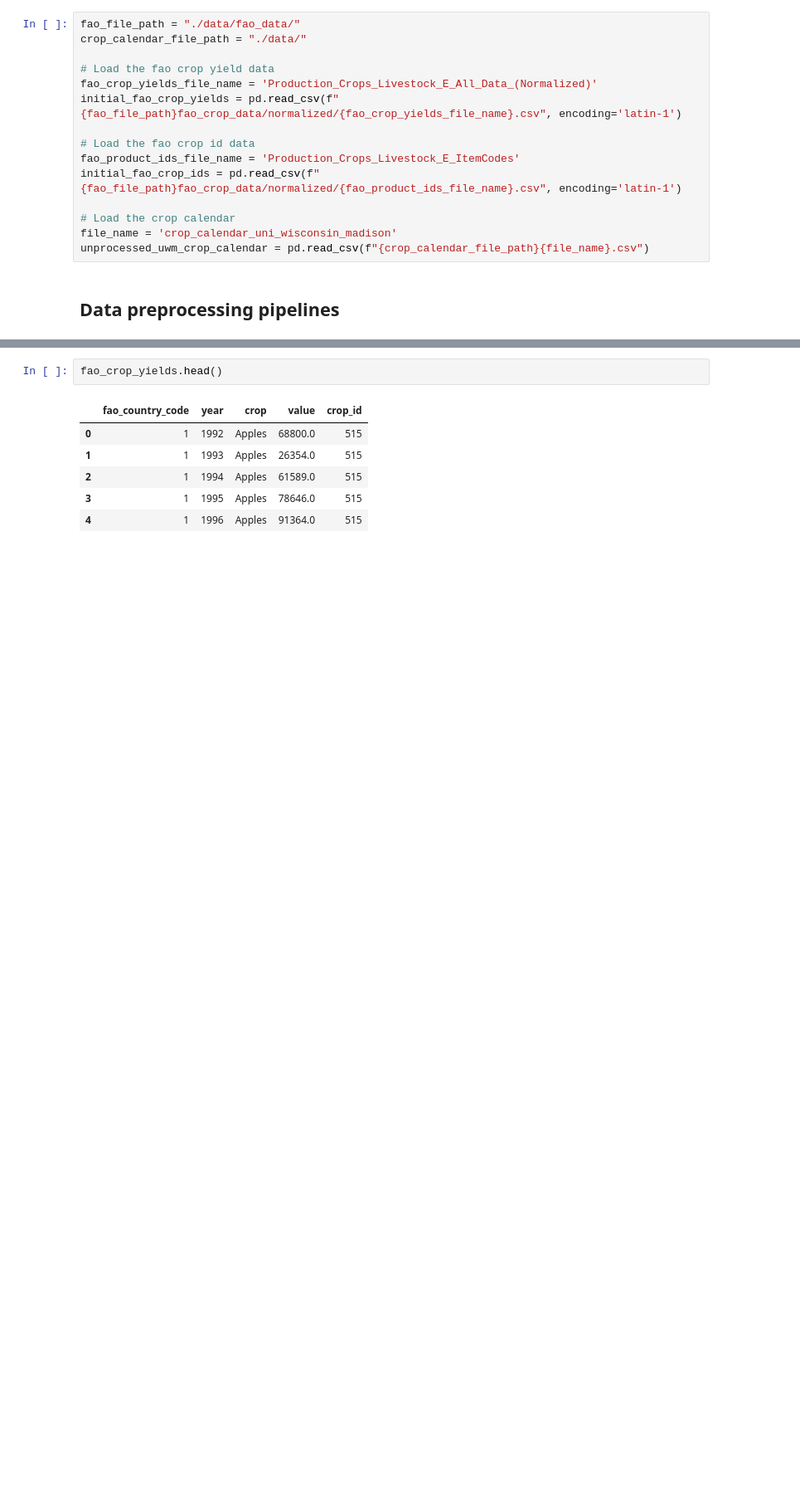
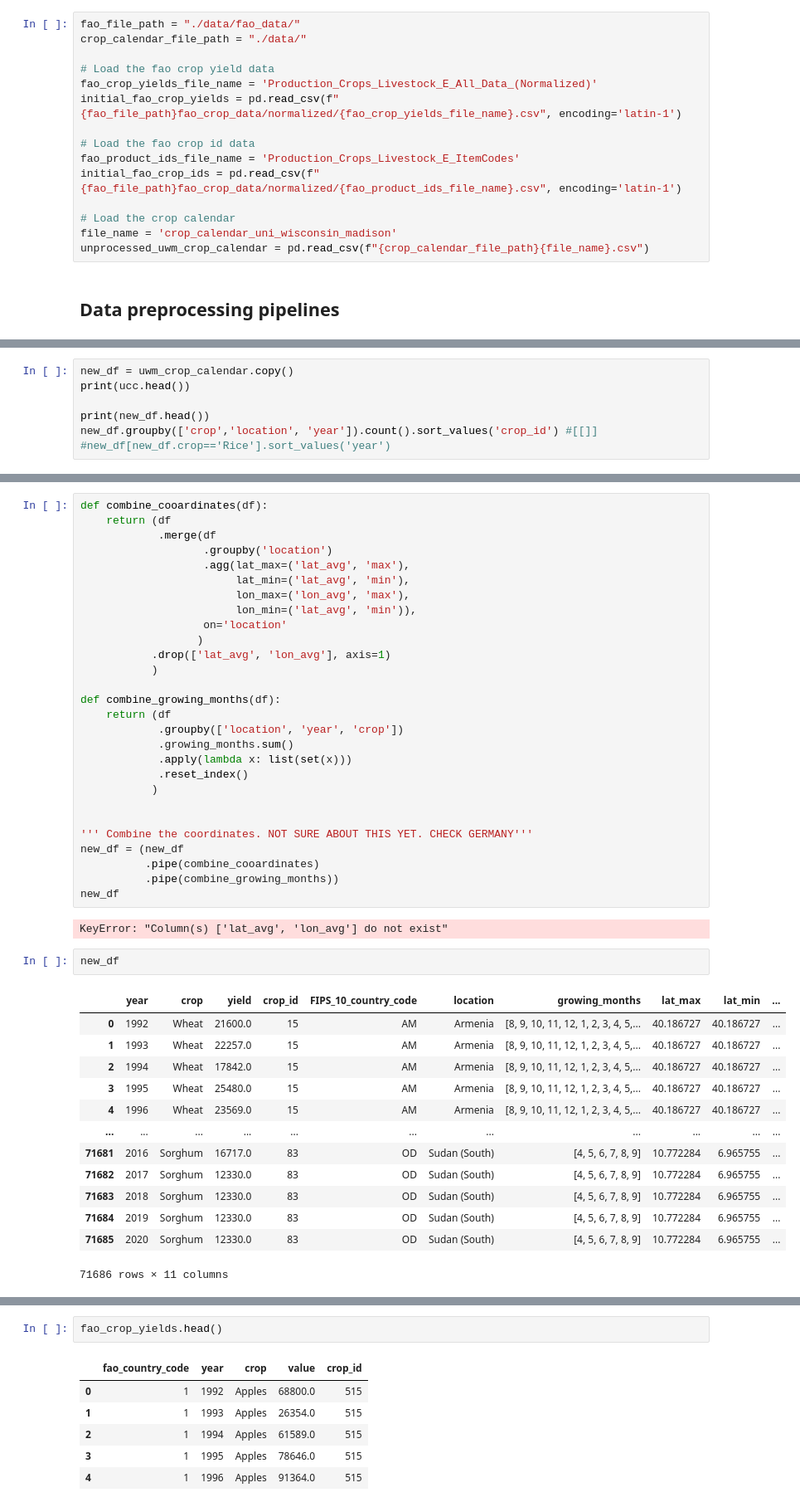
Before and after one commit to Donal-Flanagan/WBS_coding_school_data_science_bootcamp, a Jupyter notebook: climate_change_project/preprocessing_pipeline.ipynb, the cells around one changed output, grey strips where cells are left out. Shown at 83% size. Cells and saved outputs as stored; diff of their text form; blank space fills up the shorter version.

```diff
--- a/climate_change_project/preprocessing_pipeline.ipynb
+++ b/climate_change_project/preprocessing_pipeline.ipynb
@@ -276,0 +329,7 @@ uwm_crop_calendar.head()
+# %%
+new_df = uwm_crop_calendar.copy()
+print(ucc.head())
+
+print(new_df.head())
+new_df.groupby(['crop','location', 'year']).count().sort_values('crop_id') #[[]]
+#new_df[new_df.crop=='Rice'].sort_values('year')
@@ -276,0 +366,46 @@ uwm_crop_calendar.head()
+# %%
+def combine_cooardinates(df):
+    return (df
+            .merge(df
+                   .groupby('location')
+                   .agg(lat_max=('lat_avg', 'max'),
+                        lat_min=('lat_avg', 'min'),
+                        lon_max=('lon_avg', 'max'),
+                        lon_min=('lat_avg', 'min')),
+                   on='location'
+                  )
+           .drop(['lat_avg', 'lon_avg'], axis=1)
+           )
+
+def combine_growing_months(df):
+    return (df
+            .groupby(['location', 'year', 'crop'])
+            .growing_months.sum()
+            .apply(lambda x: list(set(x)))
+            .reset_index()
+           )
+
+
+''' Combine the coordinates. NOT SURE ABOUT THIS YET. CHECK GERMANY'''
+new_df = (new_df
+          .pipe(combine_cooardinates)
+          .pipe(combine_growing_months))
+new_df
+# %% [output]
+KeyError: "Column(s) ['lat_avg', 'lon_avg'] do not exist"
+# %%
+new_df
+# %% [output]
+|  | year | crop | yield | crop_id | FIPS_10_country_code | location | growing_months | lat_max | lat_min | ... |
+| 0 | 1992 | Wheat | 21600.0 | 15 | AM | Armenia | [8, 9, 10, 11, 12, 1, 2, 3, 4, 5,... | 40.186727 | 40.186727 | ... |
+| 1 | 1993 | Wheat | 22257.0 | 15 | AM | Armenia | [8, 9, 10, 11, 12, 1, 2, 3, 4, 5,... | 40.186727 | 40.186727 | ... |
+| 2 | 1994 | Wheat | 17842.0 | 15 | AM | Armenia | [8, 9, 10, 11, 12, 1, 2, 3, 4, 5,... | 40.186727 | 40.186727 | ... |
+| 3 | 1995 | Wheat | 25480.0 | 15 | AM | Armenia | [8, 9, 10, 11, 12, 1, 2, 3, 4, 5,... | 40.186727 | 40.186727 | ... |
+| 4 | 1996 | Wheat | 23569.0 | 15 | AM | Armenia | [8, 9, 10, 11, 12, 1, 2, 3, 4, 5,... | 40.186727 | 40.186727 | ... |
+| ... | ... | ... | ... | ... | ... | ... | ... | ... | ... | ... |
+| 71681 | 2016 | Sorghum | 16717.0 | 83 | OD | Sudan (South) | [4, 5, 6, 7, 8, 9] | 10.772284 | 6.965755 | ... |
+| 71682 | 2017 | Sorghum | 12330.0 | 83 | OD | Sudan (South) | [4, 5, 6, 7, 8, 9] | 10.772284 | 6.965755 | ... |
+| 71683 | 2018 | Sorghum | 12330.0 | 83 | OD | Sudan (South) | [4, 5, 6, 7, 8, 9] | 10.772284 | 6.965755 | ... |
+| 71684 | 2019 | Sorghum | 12330.0 | 83 | OD | Sudan (South) | [4, 5, 6, 7, 8, 9] | 10.772284 | 6.965755 | ... |
+| 71685 | 2020 | Sorghum | 12330.0 | 83 | OD | Sudan (South) | [4, 5, 6, 7, 8, 9] | 10.772284 | 6.965755 | ... |
+71686 rows × 11 columns
```
Also changed, not shown: parts of 11 cells of this notebook.
